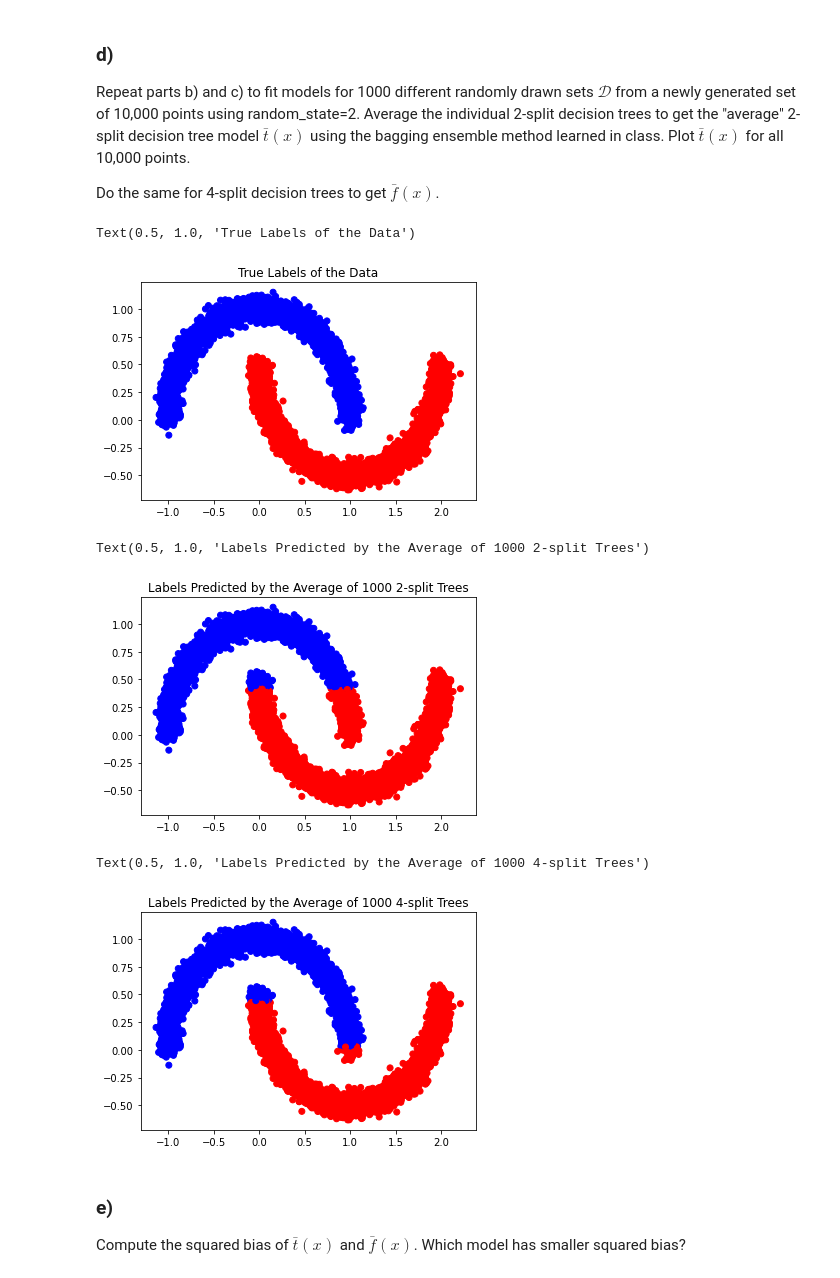
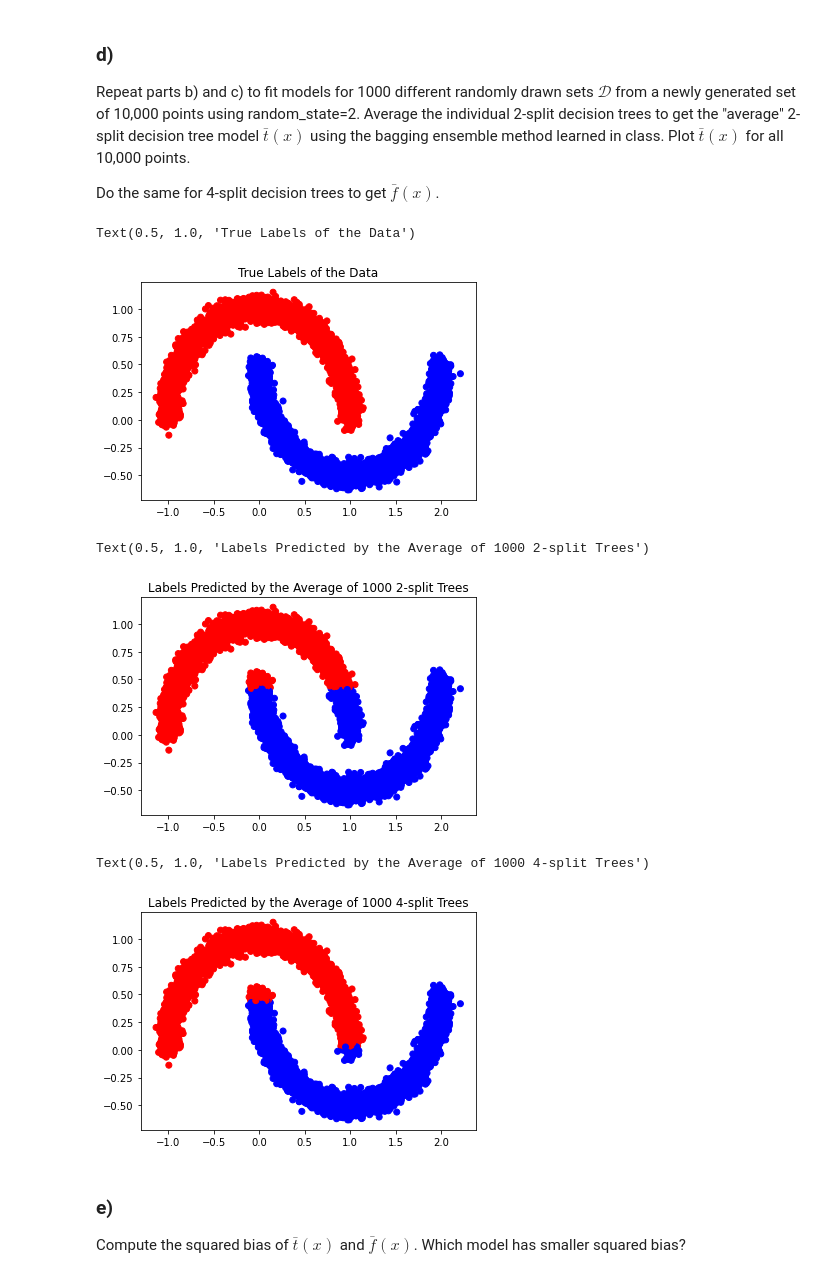
Before and after one commit to zgk2003/homework, a Jupyter notebook: BiasVarianceTree.ipynb, the cells around one changed output. Cells and saved outputs as stored; diff of their text form; code cells hidden in the pictures.

```diff
--- a/BiasVarianceTree.ipynb
+++ b/BiasVarianceTree.ipynb
@@ -113,36 +113,36 @@ Do the same for 4-split decision trees to get $\bar{f}(x)$.
 # %%
 from sklearn.ensemble import BaggingClassifier
 # %%
-X_large, y_large = make_moons(n_samples = (5000, 5000), noise = 0.05, random_state = 2)
+X_large, y_large = make_moons(n_samples = 10000, noise = 0.05, random_state = 2)
 # %%
-colors = ['red' if x==1 else 'blue' for x in y_large.tolist()]
+colors = ['blue' if x==1 else 'red' for x in y_large.tolist()]
 plt.scatter(X_large[:,0], X_large[:,1], color = colors)
 plt.title('True Labels of the Data')
 # %% [output]
 Text(0.5, 1.0, 'True Labels of the Data')
-[figure, old version]
+[figure, new version]
 # %%
 clf2 = BaggingClassifier(base_estimator = DecisionTreeClassifier(random_state=2, max_leaf_nodes = 3),
                          n_estimators = 1000, random_state = 2).fit(X_large, y_large)
 # %%
 y_hat2 = clf2.predict(X_large)
-colors = ['red' if x==1 else 'blue' for x in y_hat2.tolist()]
+colors = ['blue' if x==1 else 'red' for x in y_hat2.tolist()]
 plt.scatter(X_large[:,0], X_large[:,1], color = colors)
 plt.title('Labels Predicted by the Average of 1000 2-split Trees')
 # %% [output]
 Text(0.5, 1.0, 'Labels Predicted by the Average of 1000 2-split Trees')
-[figure, old version]
+[figure, new version]
 # %%
 clf4 = BaggingClassifier(base_estimator = DecisionTreeClassifier(random_state=2, max_leaf_nodes = 5),
                          n_estimators = 1000, random_state = 2).fit(X_large, y_large)
 # %%
 y_hat4 = clf4.predict(X_large)
-colors = ['red' if x==1 else 'blue' for x in y_hat4.tolist()]
+colors = ['blue' if x==1 else 'red' for x in y_hat4.tolist()]
 plt.scatter(X_large[:,0], X_large[:,1], color = colors)
 plt.title('Labels Predicted by the Average of 1000 4-split Trees')
 # %% [output]
 Text(0.5, 1.0, 'Labels Predicted by the Average of 1000 4-split Trees')
-[figure, old version]
+[figure, new version]
 # %% [markdown]
 ### e)
 
```
Also changed, not shown: parts of 9 cells of this notebook, 4 other files.
